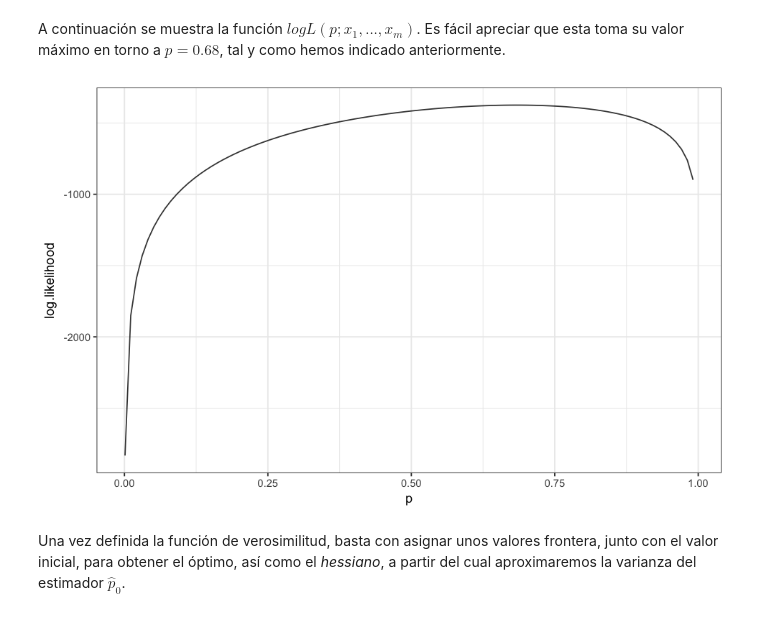
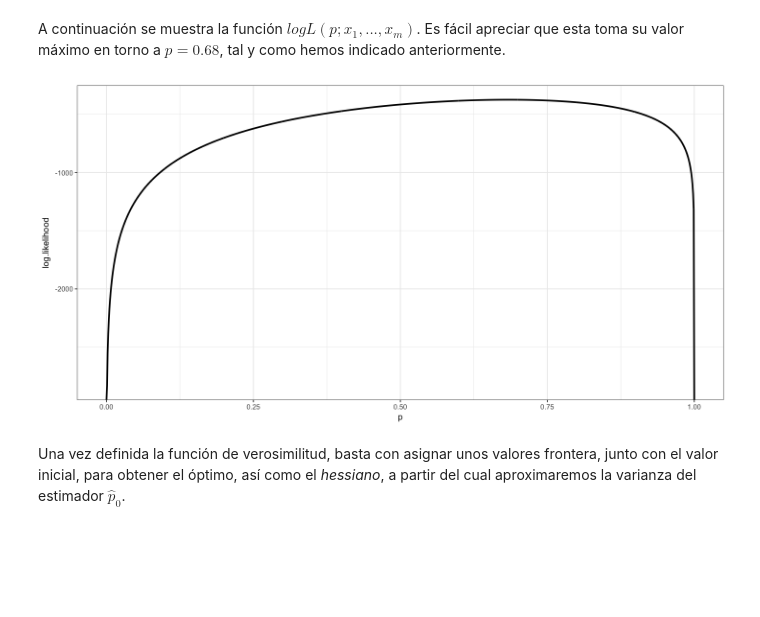
Before and after one commit to garciparedes/likelihood-exercises, a Jupyter notebook: task-1/notebook.ipynb, the cells around one changed output. Cells and saved outputs as stored; diff of their text form; code cells hidden in the pictures; blank space fills up the shorter version.

```diff
--- a/task-1/notebook.ipynb
+++ b/task-1/notebook.ipynb
@@ -103,15 +103,15 @@ negative.loglhood <- function(p, y, m) {
 # %% [markdown]
 A continuación se muestra la función $logL(p; x_1, ..., x_m)$. Es fácil apreciar que esta toma su valor máximo en torno a $p = 0.68$, tal y como hemos indicado anteriormente.
 # %%
-data.frame(p = seq(10e-4, 1 - 10e-4, by=0.01)) %>%
+data.frame(p = seq(0, 1, by=0.001)) %>%
     mutate(log.likelihood = loglhood(p, 410, 600)) %>%
     ggplot(aes(x = p, y = log.likelihood)) +
-    geom_line(alpha = .8) +
+    geom_line(size = 1) +
     scale_fill_manual(values=c("grey20", "grey60")) +
     theme_bw() +
     theme(legend.position="top", legend.title=element_blank())
 # %% [output]
-[figure, old version]
+[figure, new version]
 # %% [markdown]
 Una vez definida la función de verosimilitud, basta con asignar unos valores frontera, junto con el valor inicial, para obtener el óptimo, así como el *hessiano*, a partir del cual aproximaremos la varianza del estimador $\hat{p}_0$.
 # %%
```
Also changed, not shown: parts of 17 cells of this notebook, 2 other files.
